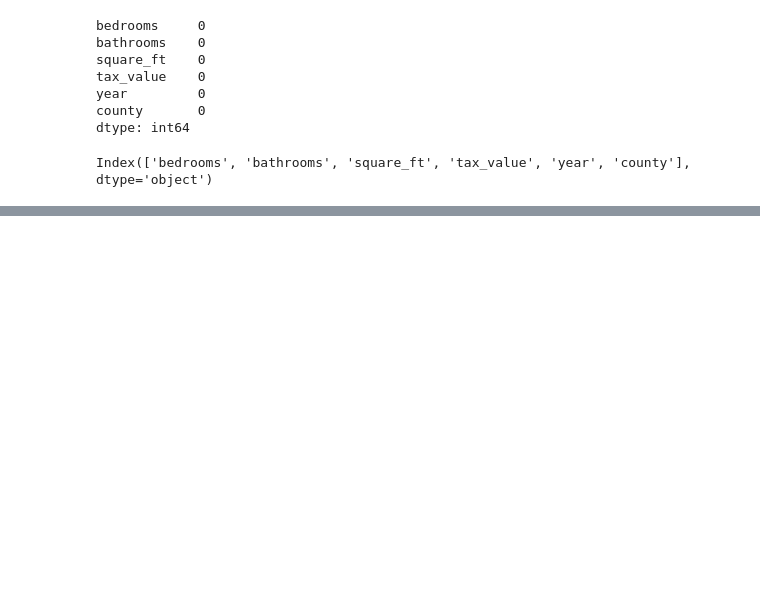
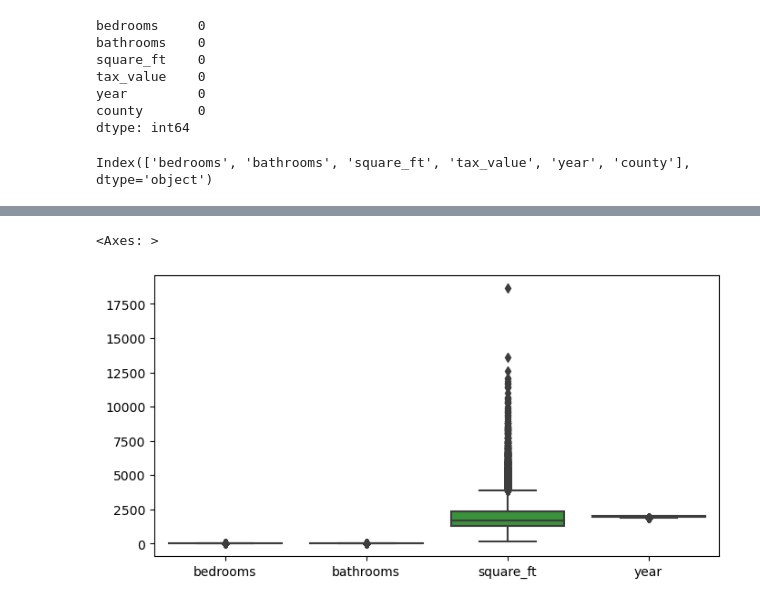
Before and after one commit to Msalazar2/Regression-Model-Project, a Jupyter notebook: scratch.ipynb, the cells around one changed output, grey strips where cells are left out. Cells and saved outputs as stored; diff of their text form; code cells hidden in the pictures; blank space fills up the shorter version.

```diff
--- a/scratch.ipynb
+++ b/scratch.ipynb
@@ -50,0 +138,6 @@ Index(['bedrooms', 'bathrooms', 'square_ft', 'tax_value', 'year', 'county'], dty
+# %%
+plt.figure(figsize = (8,4))
+sns.boxplot(data = train.drop(columns = ['tax_value']))
+# %% [output]
+<Axes: >
+[figure, added]
```
Also changed, not shown: parts of 33 cells of this notebook, 4 other files.
